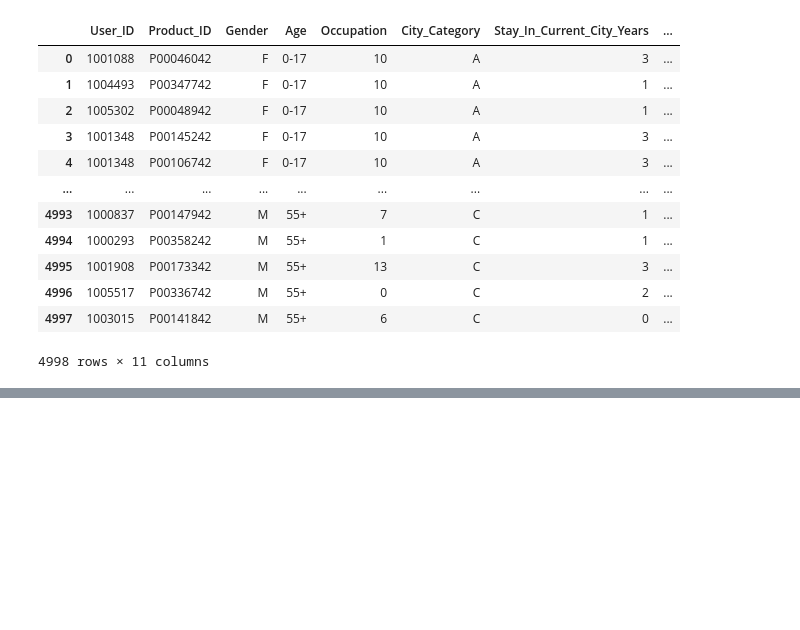
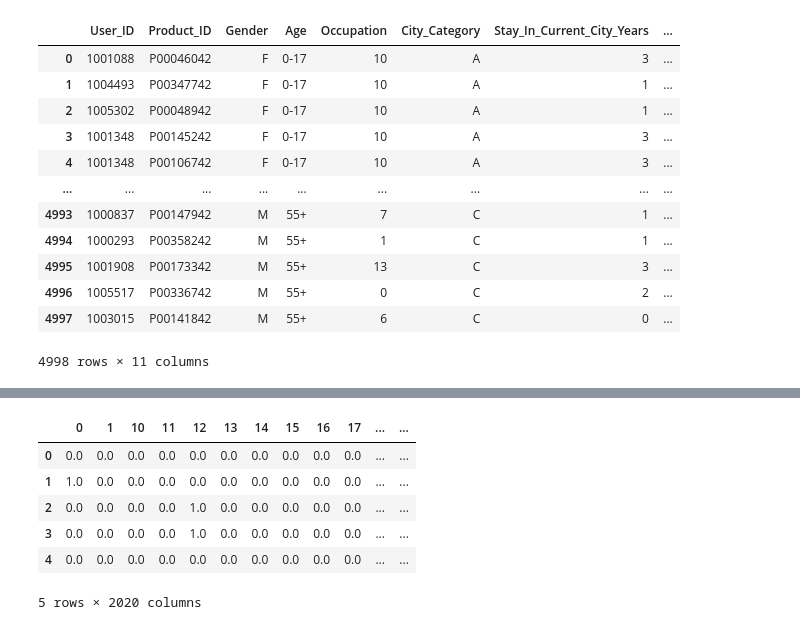
Before and after one commit to kains123/Tobigs-ML, a Jupyter notebook: Week04/Tobigs17_KNN_Clustering/과제/KNN 과제.ipynb, the cells around one changed output, grey strips where cells are left out. Drawn from its saved outputs; the diff is of its cells as text; code cells hidden in the pictures; blank space fills up the shorter version.

```diff
--- a/Week04/Tobigs17_KNN_Clustering/과제/KNN 과제.ipynb
+++ b/Week04/Tobigs17_KNN_Clustering/과제/KNN 과제.ipynb
@@ -144,0 +302,6 @@ df
+# %%
+# Train set / Test set 나누기
+X_train, X_test, y_train, y_test = train_test_split(X, y, stratify=y, test_size=0.3, random_state=2021)
+
+print(f'Train set dimension is {X_train.shape}')
+print(f'Test set dimension is {X_test.shape}')
@@ -144,0 +313,28 @@ df
+# %%
+# KNN에서는 꼭 scaling작업을 해주어야한다. (영향을 많이 받음)
+from sklearn.preprocessing import StandardScaler
+
+scaler = StandardScaler()
+
+for col in num_columns:
+    X_train.loc[:, col] = scaler.fit_transform(np.array(X_train[col]).reshape(-1, 1))
+    X_test.loc[:, col] = scaler.transform(np.array(X_test[col]).reshape(-1,1))
+# %%
+#여기서 categorical_colums의 항목들을 모두 one-hot encoding의 형태로 바꾼다.
+
+from sklearn.preprocessing import OneHotEncoder
+
+one_hot_encoder = OneHotEncoder(sparse = False)
+
+all_X = pd.concat([X_train, X_test], axis=0).reset_index(drop=True)
+
+one_hot_encoder.fit(all_X[categorical_columns])
+
+new_X = one_hot_encoder.transform(all_X[categorical_columns])
+
+one_hot_columns = one_hot_encoder.categories_[0].tolist()
+
+for idx in range(len(one_hot_encoder.categories_)-1):
+    one_hot_columns += one_hot_encoder.categories_[idx+1].tolist()
+
+one_hot_columns
@@ -144,0 +359,12 @@ df
+# %%
+new_X_df = pd.DataFrame(new_X, columns = one_hot_columns)
+# %%
+new_X_df.head()
+# %% [output]
+|  | 0 | 1 | 10 | 11 | 12 | 13 | 14 | 15 | 16 | 17 | ... | ... |
+| 0 | 0.0 | 0.0 | 0.0 | 0.0 | 0.0 | 0.0 | 0.0 | 0.0 | 0.0 | 0.0 | ... | ... |
+| 1 | 1.0 | 0.0 | 0.0 | 0.0 | 0.0 | 0.0 | 0.0 | 0.0 | 0.0 | 0.0 | ... | ... |
+| 2 | 0.0 | 0.0 | 0.0 | 0.0 | 1.0 | 0.0 | 0.0 | 0.0 | 0.0 | 0.0 | ... | ... |
+| 3 | 0.0 | 0.0 | 0.0 | 0.0 | 1.0 | 0.0 | 0.0 | 0.0 | 0.0 | 0.0 | ... | ... |
+| 4 | 0.0 | 0.0 | 0.0 | 0.0 | 0.0 | 0.0 | 0.0 | 0.0 | 0.0 | 0.0 | ... | ... |
+5 rows × 2020 columns
```
Also changed, not shown: parts of 28 cells of this notebook, 3 other files.
